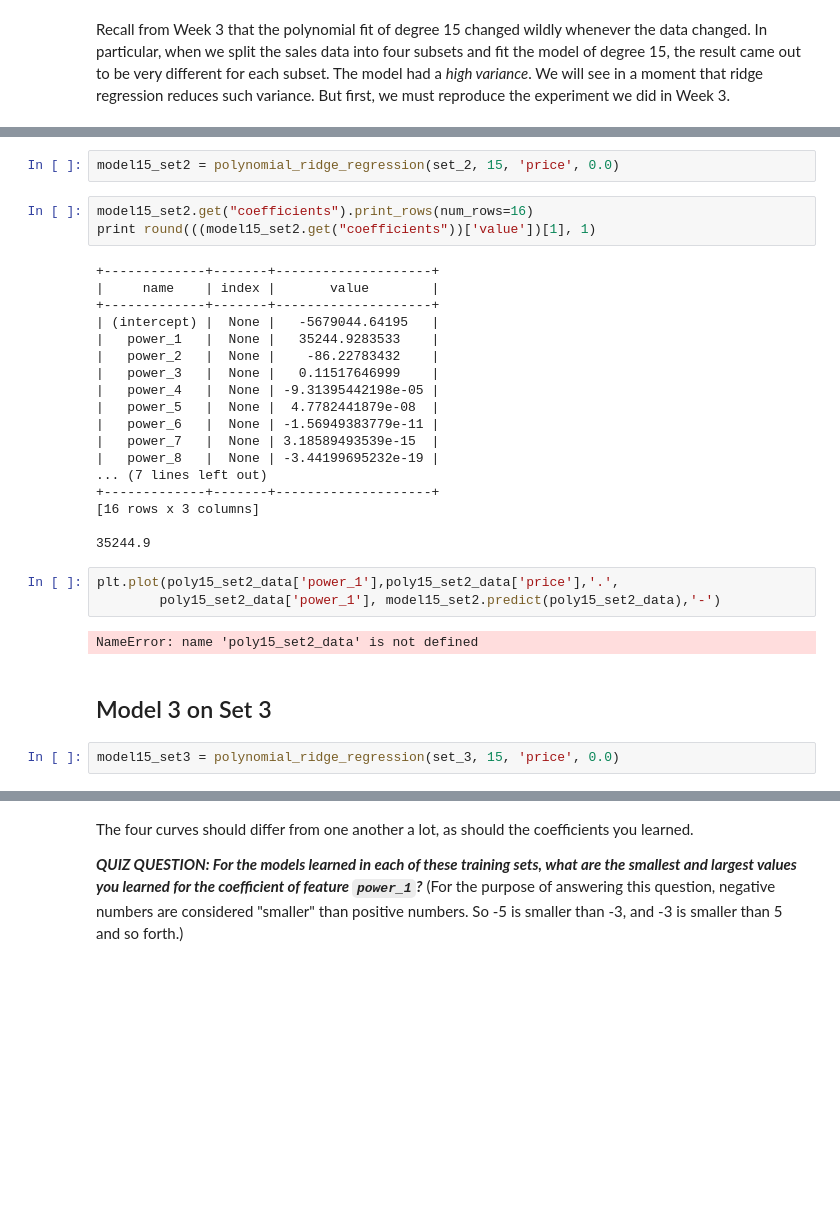
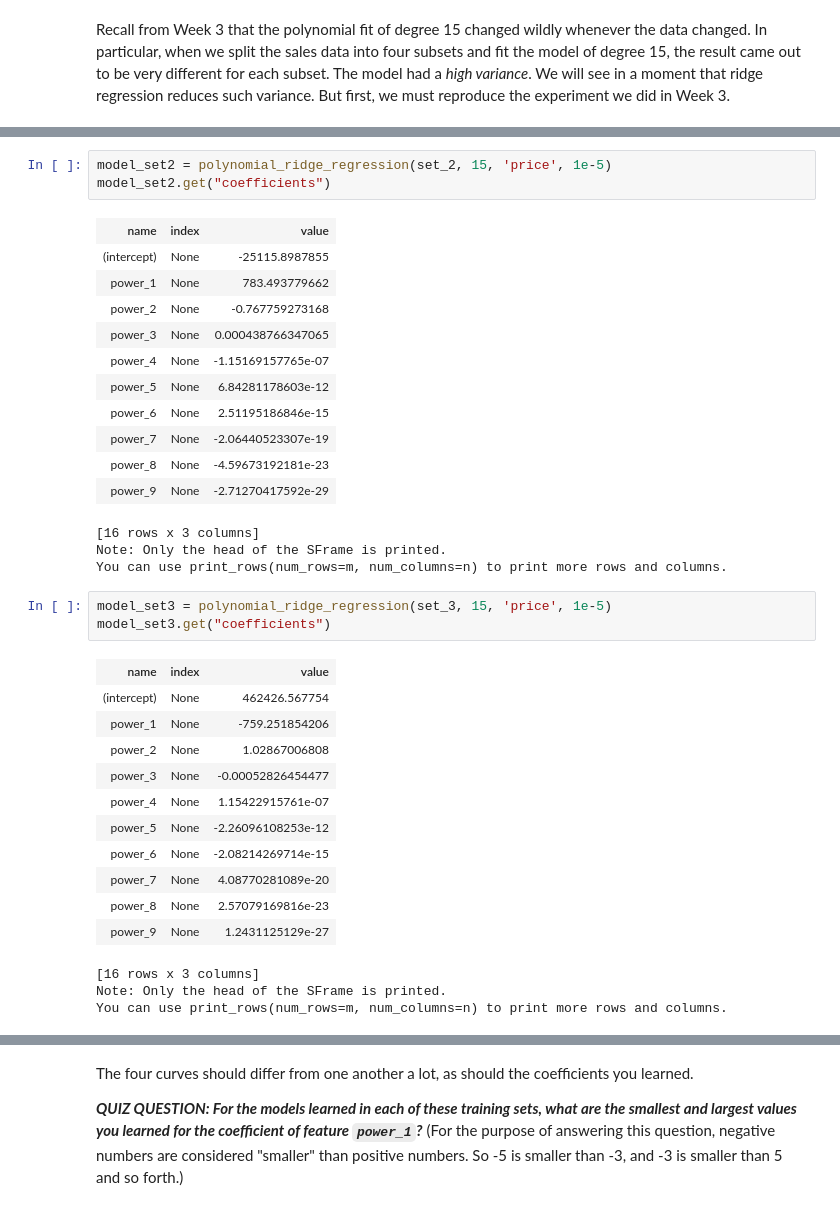
Before and after one commit to smarthi/UnivOfWashington-Machine-Learning, a Jupyter notebook: Regression/week4/week-4-ridge-regression-assignment-1-blank.ipynb, the cells around one changed output, grey strips where cells are left out. Saved outputs shown, nothing was run; the diff lists cells and outputs as text; blank space fills up the shorter version.

```diff
--- a/Regression/week4/week-4-ridge-regression-assignment-1-blank.ipynb
+++ b/Regression/week4/week-4-ridge-regression-assignment-1-blank.ipynb
@@ -116,32 +124,36 @@ RuntimeError: Runtime Exception. Column name power_1 does not exist.
 # %%
-model15_set2 = polynomial_ridge_regression(set_2, 15, 'price', 0.0)
+model_set2 = polynomial_ridge_regression(set_2, 15, 'price', 1e-5)
+model_set2.get("coefficients")
+# %% [output]
+| name | index | value |
+| (intercept) | None | -25115.8987855 |
+| power_1 | None | 783.493779662 |
+| power_2 | None | -0.767759273168 |
+| power_3 | None | 0.000438766347065 |
+| power_4 | None | -1.15169157765e-07 |
+| power_5 | None | 6.84281178603e-12 |
+| power_6 | None | 2.51195186846e-15 |
+| power_7 | None | -2.06440523307e-19 |
+| power_8 | None | -4.59673192181e-23 |
+| power_9 | None | -2.71270417592e-29 |
+[16 rows x 3 columns]
+Note: Only the head of the SFrame is printed.
+You can use print_rows(num_rows=m, num_columns=n) to print more rows and columns.
-# %%
-model15_set2.get("coefficients").print_rows(num_rows=16)
-print round(((model15_set2.get("coefficients"))['value'])[1], 1)
-# %% [output]
-+-------------+-------+--------------------+
-|     name    | index |       value        |
-+-------------+-------+--------------------+
-| (intercept) |  None |   -5679044.64195   |
-|   power_1   |  None |   35244.9283533    |
-|   power_2   |  None |    -86.22783432    |
-|   power_3   |  None |   0.11517646999    |
-|   power_4   |  None | -9.31395442198e-05 |
-|   power_5   |  None |  4.7782441879e-08  |
-|   power_6   |  None | -1.56949383779e-11 |
-|   power_7   |  None | 3.18589493539e-15  |
-|   power_8   |  None | -3.44199695232e-19 |
-... (7 lines left out)
-+-------------+-------+--------------------+
-[16 rows x 3 columns]
-
-35244.9
-# %%
-plt.plot(poly15_set2_data['power_1'],poly15_set2_data['price'],'.',
-        poly15_set2_data['power_1'], model15_set2.predict(poly15_set2_data),'-')
-# %% [output]
-NameError: name 'poly15_set2_data' is not defined
-# %% [markdown]
-## Model 3 on Set 3
 # %%
-model15_set3 = polynomial_ridge_regression(set_3, 15, 'price', 0.0)
+model_set3 = polynomial_ridge_regression(set_3, 15, 'price', 1e-5)
+model_set3.get("coefficients")
+# %% [output]
+| name | index | value |
+| (intercept) | None | 462426.567754 |
+| power_1 | None | -759.251854206 |
+| power_2 | None | 1.02867006808 |
+| power_3 | None | -0.00052826454477 |
+| power_4 | None | 1.15422915761e-07 |
+| power_5 | None | -2.26096108253e-12 |
+| power_6 | None | -2.08214269714e-15 |
+| power_7 | None | 4.08770281089e-20 |
+| power_8 | None | 2.57079169816e-23 |
+| power_9 | None | 1.2431125129e-27 |
+[16 rows x 3 columns]
+Note: Only the head of the SFrame is printed.
+You can use print_rows(num_rows=m, num_columns=n) to print more rows and columns.
```
Also changed, not shown: parts of 51 cells of this notebook, 1 other file.
